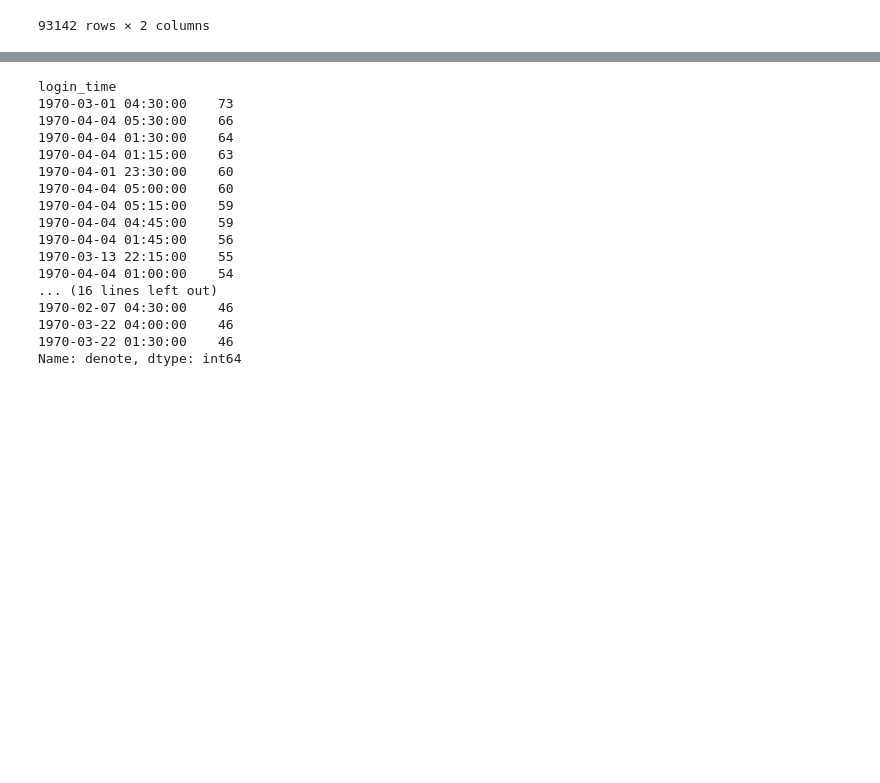
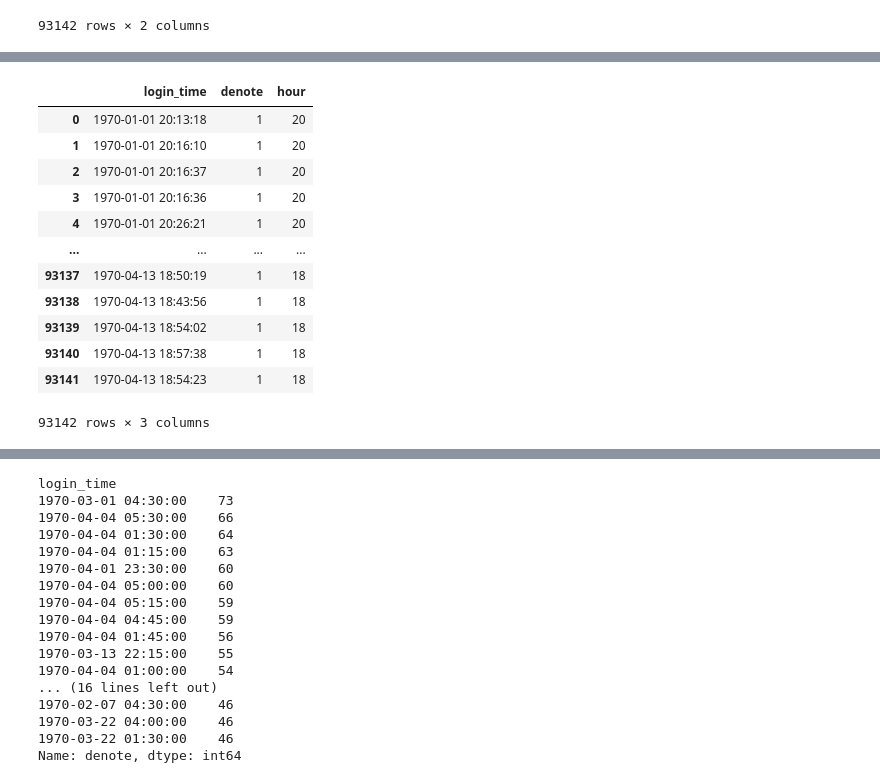
Before and after one commit to rhodapang/ultimate_challenge, a Jupyter notebook: Untitled.ipynb, the cells around one changed output, grey strips where cells are left out. Cells and saved outputs as stored; diff of their text form; code cells hidden in the pictures; blank space fills up the shorter version.

```diff
--- a/Untitled.ipynb
+++ b/Untitled.ipynb
@@ -61 +64,17 @@ denote                 int64
 dtype: object
+# %%
+df_login
+# %% [output]
+|  | login_time | denote | hour |
+| 0 | 1970-01-01 20:13:18 | 1 | 20 |
+| 1 | 1970-01-01 20:16:10 | 1 | 20 |
+| 2 | 1970-01-01 20:16:37 | 1 | 20 |
+| 3 | 1970-01-01 20:16:36 | 1 | 20 |
+| 4 | 1970-01-01 20:26:21 | 1 | 20 |
+| ... | ... | ... | ... |
+| 93137 | 1970-04-13 18:50:19 | 1 | 18 |
+| 93138 | 1970-04-13 18:43:56 | 1 | 18 |
+| 93139 | 1970-04-13 18:54:02 | 1 | 18 |
+| 93140 | 1970-04-13 18:57:38 | 1 | 18 |
+| 93141 | 1970-04-13 18:54:23 | 1 | 18 |
+93142 rows × 3 columns
```
Also changed, not shown: parts of 7 cells of this notebook.
